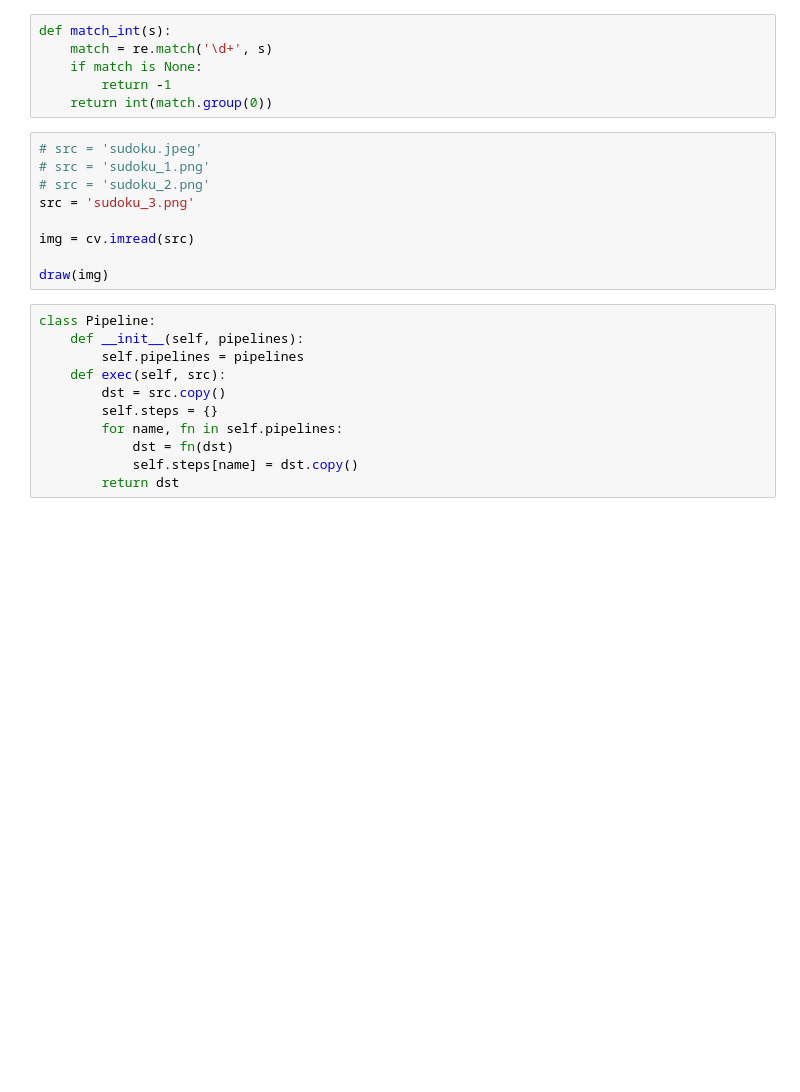
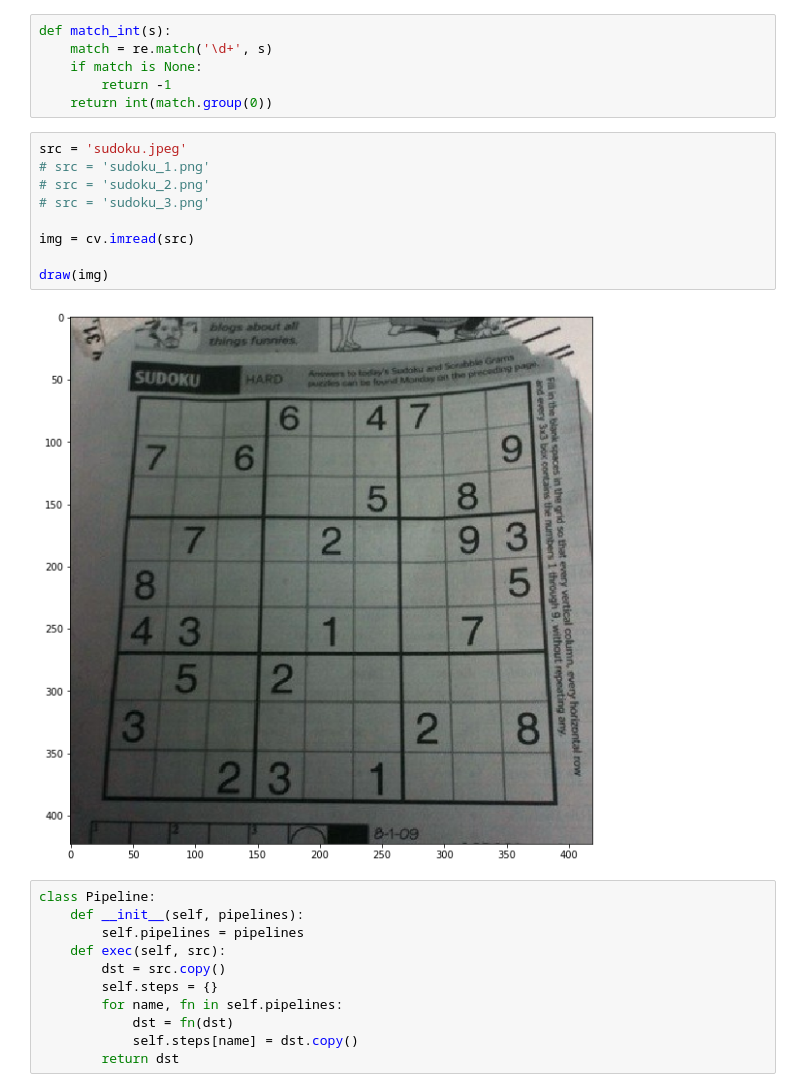
Before and after one commit to alextanhongpin/opencv-sudoku, a Jupyter notebook: main.ipynb, the cells around one changed output. Saved outputs shown, nothing was run; the diff lists cells and outputs as text; blank space fills up the shorter version.

```diff
--- a/main.ipynb
+++ b/main.ipynb
@@ -159,14 +162,16 @@ def match_int(s):
         return -1
     return int(match.group(0))
 # %%
-# src = 'sudoku.jpeg'
+src = 'sudoku.jpeg'
 # src = 'sudoku_1.png'
 # src = 'sudoku_2.png'
-src = 'sudoku_3.png'
+# src = 'sudoku_3.png'
 
 img = cv.imread(src)
 
 draw(img)
+# %% [output]
+[figure, added]
 # %%
 class Pipeline:
     def __init__(self, pipelines):
```
Also changed, not shown: parts of 10 cells of this notebook.
